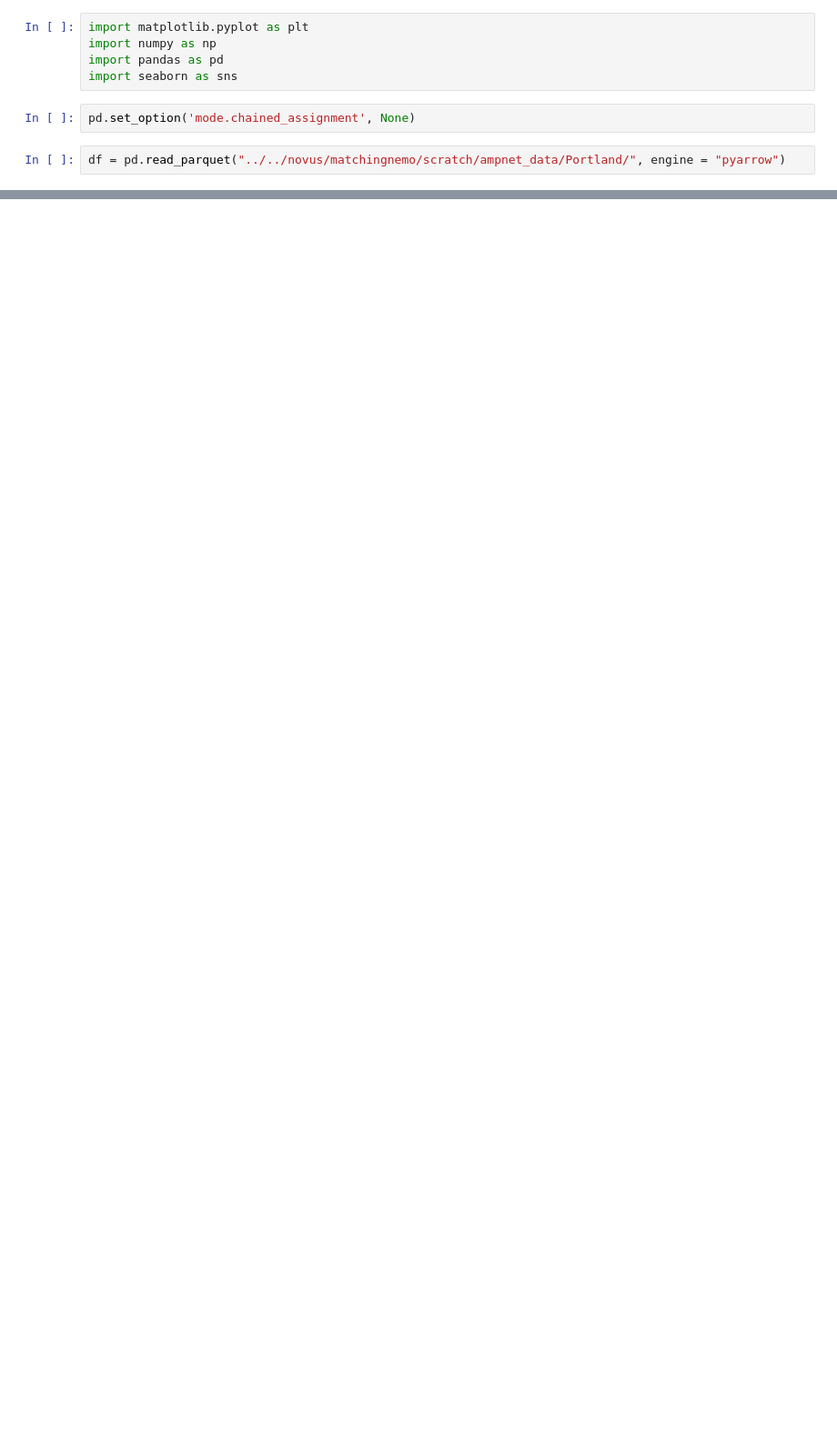
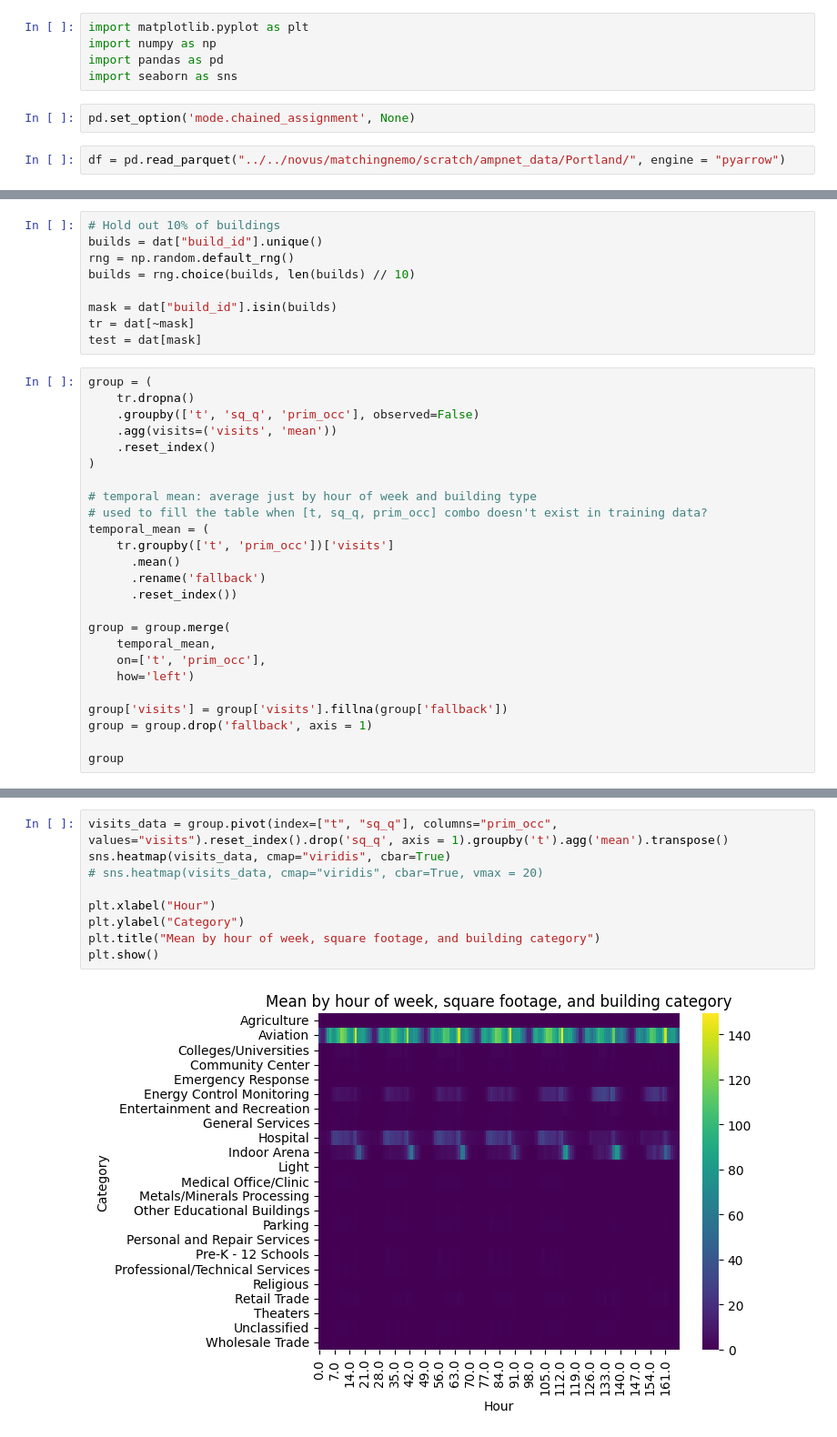
Before and after one commit to BenjaminDalziel/ampnet, a Jupyter notebook: code/marginal.ipynb, the cells around one changed output, grey strips where cells are left out. Shown at 91% size. Cells and saved outputs as stored; diff of their text form; blank space fills up the shorter version.

```diff
--- a/code/marginal.ipynb
+++ b/code/marginal.ipynb
@@ -74,0 +23,34 @@ dat[dat.duplicated(['build_id', 't'], keep=False)]
+# %%
+# Hold out 10% of buildings
+builds = dat["build_id"].unique()
+rng = np.random.default_rng()
+builds = rng.choice(builds, len(builds) // 10)
+
+mask = dat["build_id"].isin(builds)
+tr = dat[~mask]
+test = dat[mask]
+# %%
+group = (
+    tr.dropna()
+    .groupby(['t', 'sq_q', 'prim_occ'], observed=False)
+    .agg(visits=('visits', 'mean'))
+    .reset_index()
+)
+
+# temporal mean: average just by hour of week and building type
+# used to fill the table when [t, sq_q, prim_occ] combo doesn't exist in training data?
+temporal_mean = (
+    tr.groupby(['t', 'prim_occ'])['visits']
+      .mean()
+      .rename('fallback')
+      .reset_index())
+
+group = group.merge(
+    temporal_mean,
+    on=['t', 'prim_occ'],
+    how='left')
+
+group['visits'] = group['visits'].fillna(group['fallback'])
+group = group.drop('fallback', axis = 1)
+
+group
@@ -74,0 +88,11 @@ dat[dat.duplicated(['build_id', 't'], keep=False)]
+# %%
+visits_data = group.pivot(index=["t", "sq_q"], columns="prim_occ", values="visits").reset_index().drop('sq_q', axis = 1).groupby('t').agg('mean').transpose()
+sns.heatmap(visits_data, cmap="viridis", cbar=True)
+# sns.heatmap(visits_data, cmap="viridis", cbar=True, vmax = 20)
+
+plt.xlabel("Hour")
+plt.ylabel("Category")
+plt.title("Mean by hour of week, square footage, and building category")
+plt.show()
+# %% [output]
+[figure, added]
```
Also changed, not shown: parts of 14 cells of this notebook, 1 other file.
